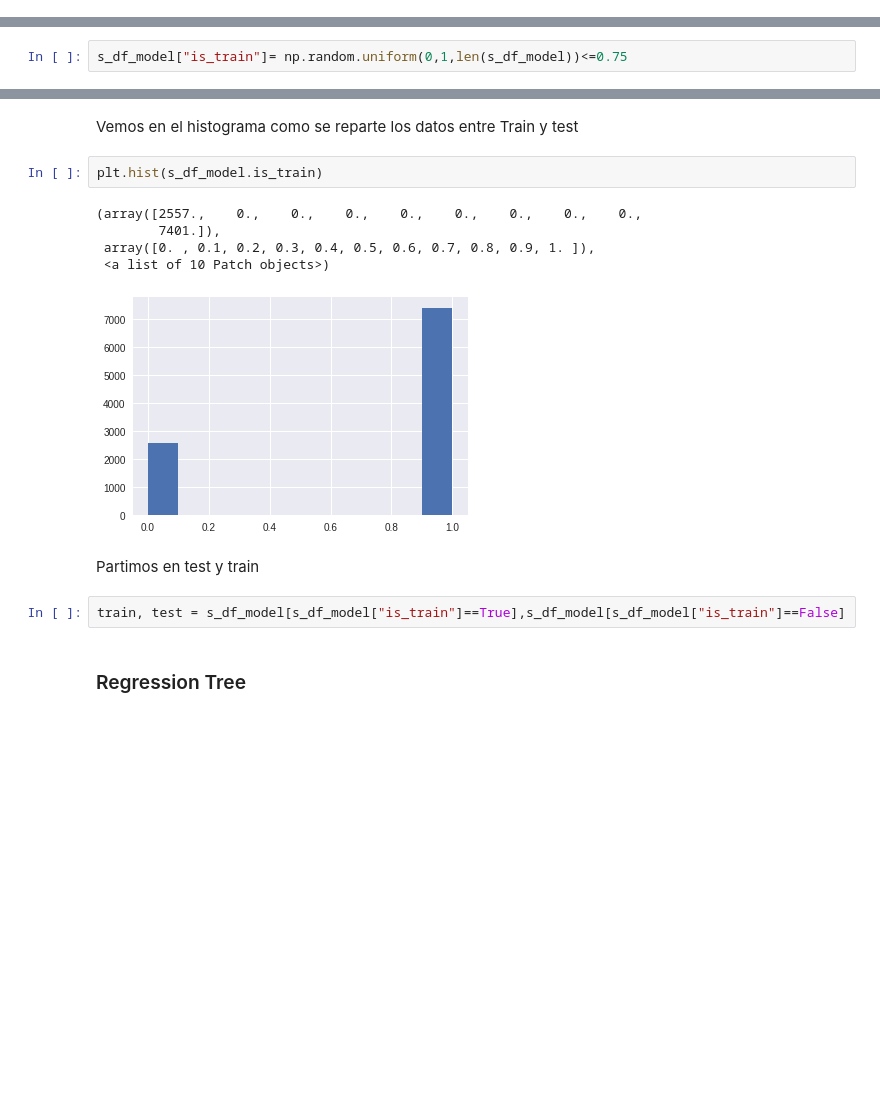
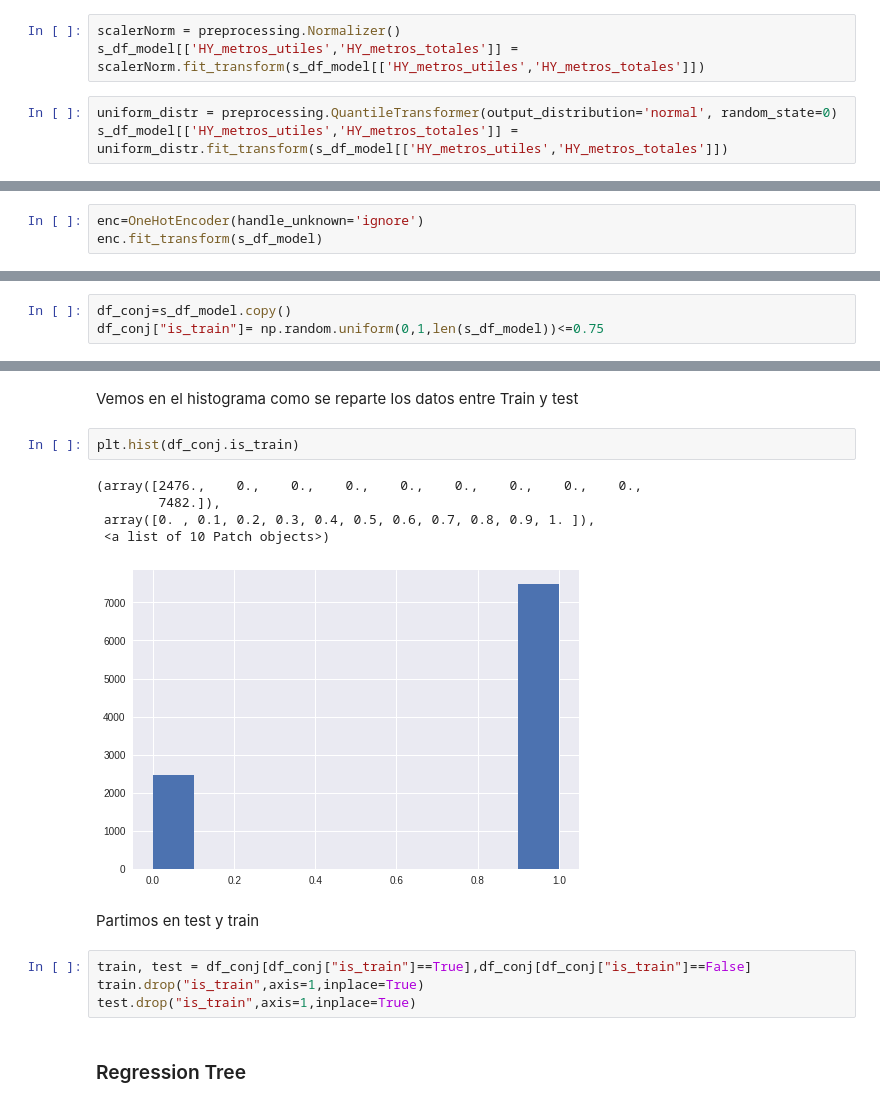
Before and after one commit to Blijf/Datathon, a Jupyter notebook: Datathon_colab.ipynb, the cells around one changed output, grey strips where cells are left out. Drawn from its saved outputs; the diff is of its cells as text; blank space fills up the shorter version.

```diff
--- a/Datathon_colab.ipynb
+++ b/Datathon_colab.ipynb
@@ -244,0 +270,6 @@ np.isinf(s_df_model.all()).sum()
+# %%
+scalerNorm = preprocessing.Normalizer()
+s_df_model[['HY_metros_utiles','HY_metros_totales']] = scalerNorm.fit_transform(s_df_model[['HY_metros_utiles','HY_metros_totales']])
+# %%
+uniform_distr = preprocessing.QuantileTransformer(output_distribution='normal', random_state=0)
+s_df_model[['HY_metros_utiles','HY_metros_totales']] = uniform_distr.fit_transform(s_df_model[['HY_metros_utiles','HY_metros_totales']])
@@ -264,0 +293,3 @@ Text(0, 0.5, 'Frecuencia')
+# %%
+enc=OneHotEncoder(handle_unknown='ignore')
+enc.fit_transform(s_df_model)
@@ -322,7 +414,8 @@ target= colnames[len(colnames)-1]# hay que tener en cuenta que se empieza en el
 # %% [markdown]
 #### Separamos el conjunto en un conjunto de Training y un conjunto de Test
 # %%
-s_df_model["is_train"]= np.random.uniform(0,1,len(s_df_model))<=0.75
+df_conj=s_df_model.copy()
+df_conj["is_train"]= np.random.uniform(0,1,len(s_df_model))<=0.75
 # %% [markdown]
 Partimos el conjunto en dos subconjuntos en función del valor -1 indicando cual era el training y el estimador
 # %%
@@ -330,17 +423,19 @@ Partimos el conjunto en dos subconjuntos en función del valor -1 indicando cual
 # %% [markdown]
 Vemos en el histograma como se reparte los datos entre Train y test
 # %%
-plt.hist(s_df_model.is_train)
+plt.hist(df_conj.is_train)
 # %% [output]
-(array([2557.,    0.,    0.,    0.,    0.,    0.,    0.,    0.,    0.,
-        7401.]),
+(array([2476.,    0.,    0.,    0.,    0.,    0.,    0.,    0.,    0.,
+        7482.]),
  array([0. , 0.1, 0.2, 0.3, 0.4, 0.5, 0.6, 0.7, 0.8, 0.9, 1. ]),
  <a list of 10 Patch objects>)
-[figure, old version]
+[figure, new version]
 # %% [markdown]
 Partimos en test y train
-# %%
-train, test = s_df_model[s_df_model["is_train"]==True],s_df_model[s_df_model["is_train"]==False]
+# %%
+train, test = df_conj[df_conj["is_train"]==True],df_conj[df_conj["is_train"]==False]
+train.drop("is_train",axis=1,inplace=True)
+test.drop("is_train",axis=1,inplace=True)
 # %% [markdown]
 ### Regression Tree
 # %% [markdown]
```
Also changed, not shown: parts of 48 cells of this notebook.
